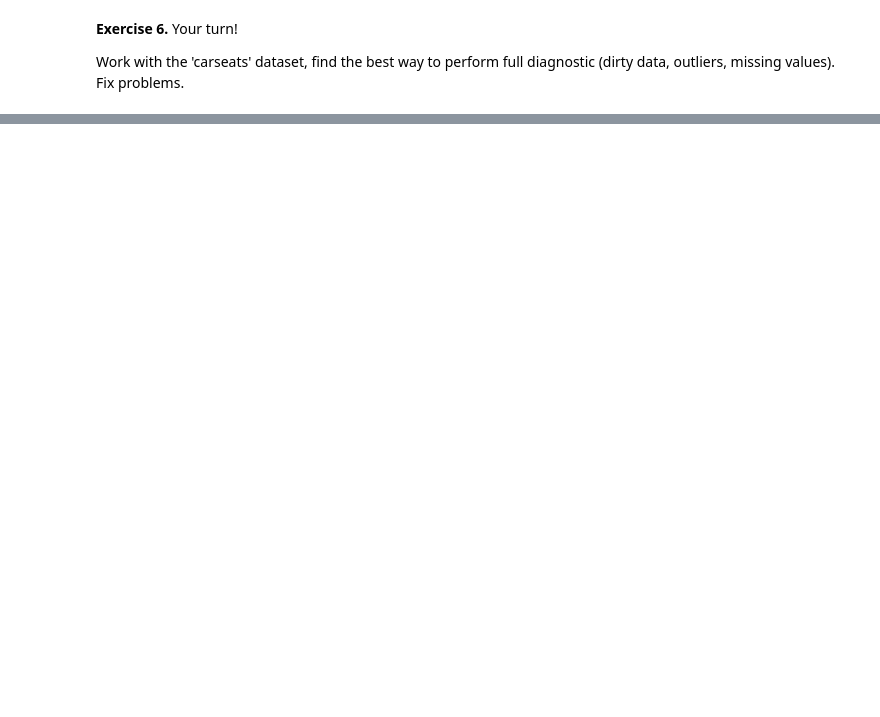
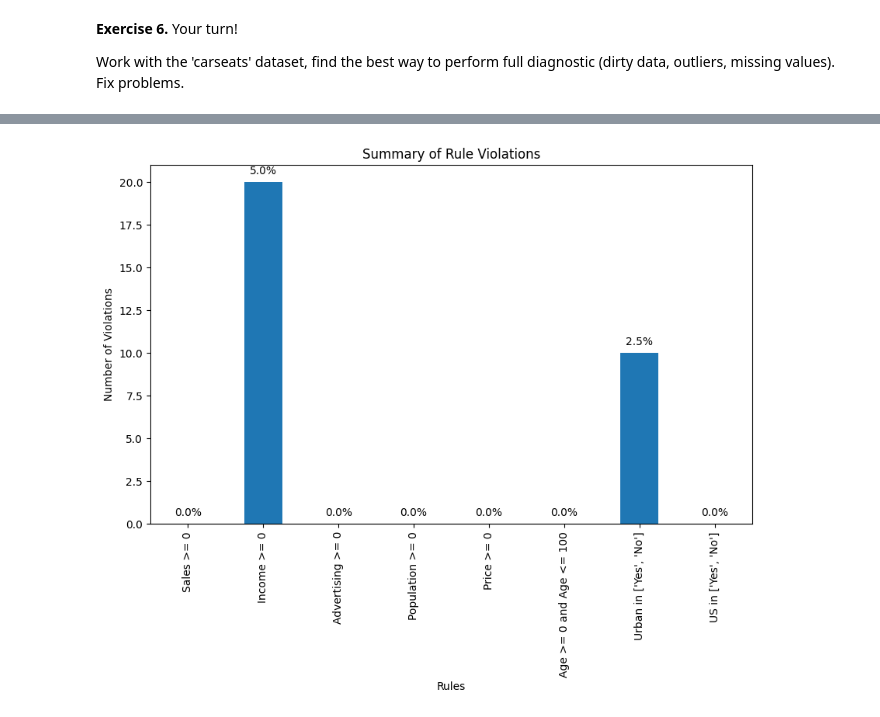
Before and after one commit to SemihSarikoca/Descriptive-Statistics, a Jupyter notebook: Task2/Exercise 4.ipynb, the cells around one changed output, grey strips where cells are left out. Saved outputs shown, nothing was run; the diff lists cells and outputs as text; code cells hidden in the pictures; blank space fills up the shorter version.

```diff
--- a/Task2/Exercise 4.ipynb
+++ b/Task2/Exercise 4.ipynb
@@ -655,0 +752,6 @@ Work with the 'carseats' dataset, find the best way to perform full diagnostic (
+# %%
+# Count the number of violations for each rule
+violations_summary = {rule: (~result).sum() for rule, result in carseats_rules.items()}
+print("Summary of Rule Violations:")
+for rule, count in violations_summary.items():
+    print(f"{rule}: {count} violations")
@@ -655,0 +768,18 @@ Work with the 'carseats' dataset, find the best way to perform full diagnostic (
+# %%
+# Visualize the violations using a bar chart
+violation_counts = pd.Series(violations_summary)
+ax = violation_counts.plot(kind='bar', figsize=(10, 6))
+plt.title('Summary of Rule Violations')
+plt.xlabel('Rules')
+plt.ylabel('Number of Violations')
+
+# Add percentage labels above the bars
+for p in ax.patches:
+    ax.annotate(f'{p.get_height() / len(carseats) * 100:.1f}%',
+                (p.get_x() + p.get_width() / 2., p.get_height()),
+                ha='center', va='center', xytext=(0, 10),
+                textcoords='offset points')
+
+plt.show()
+# %% [output]
+[figure, added]
```
Also changed, not shown: parts of 16 cells of this notebook.
